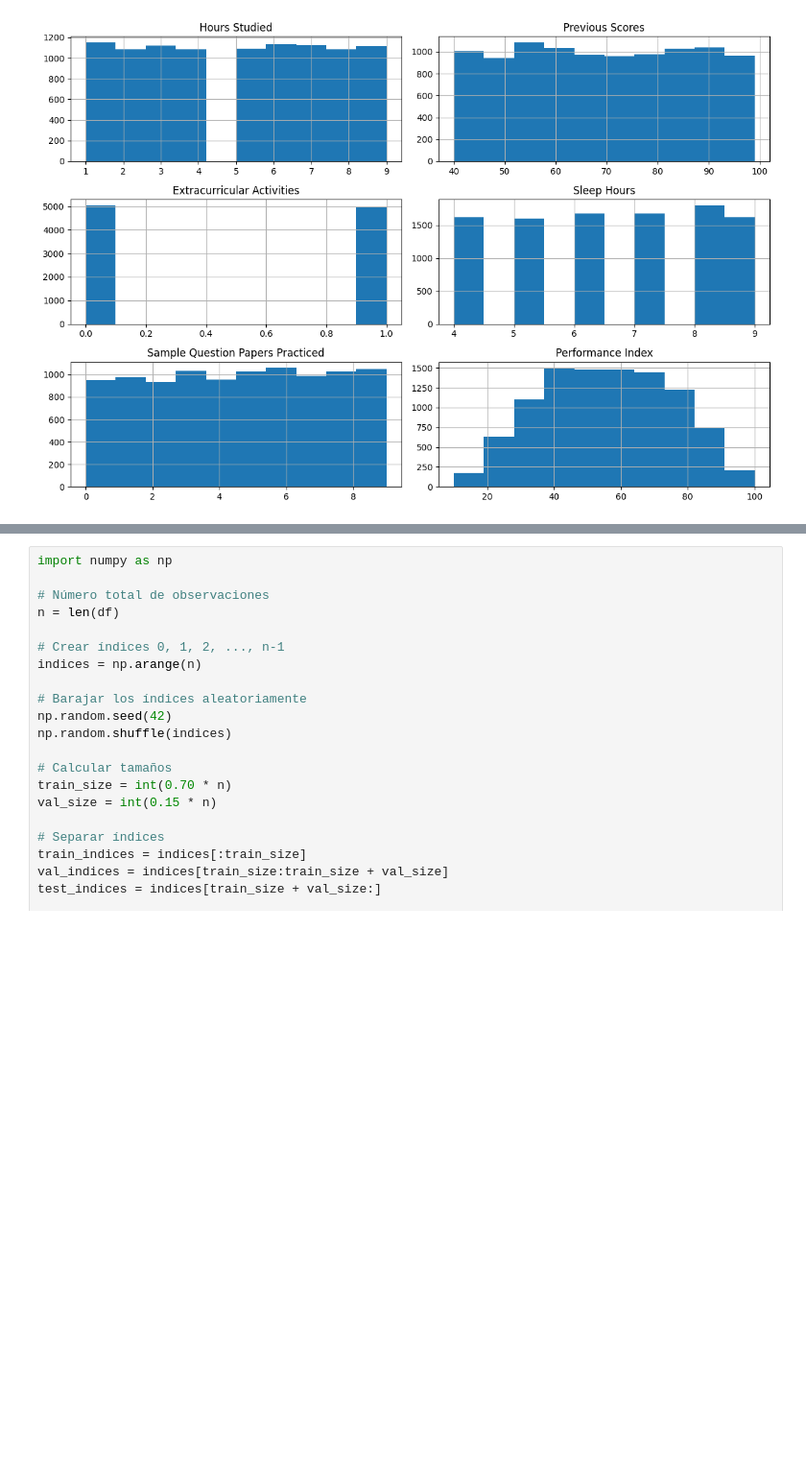
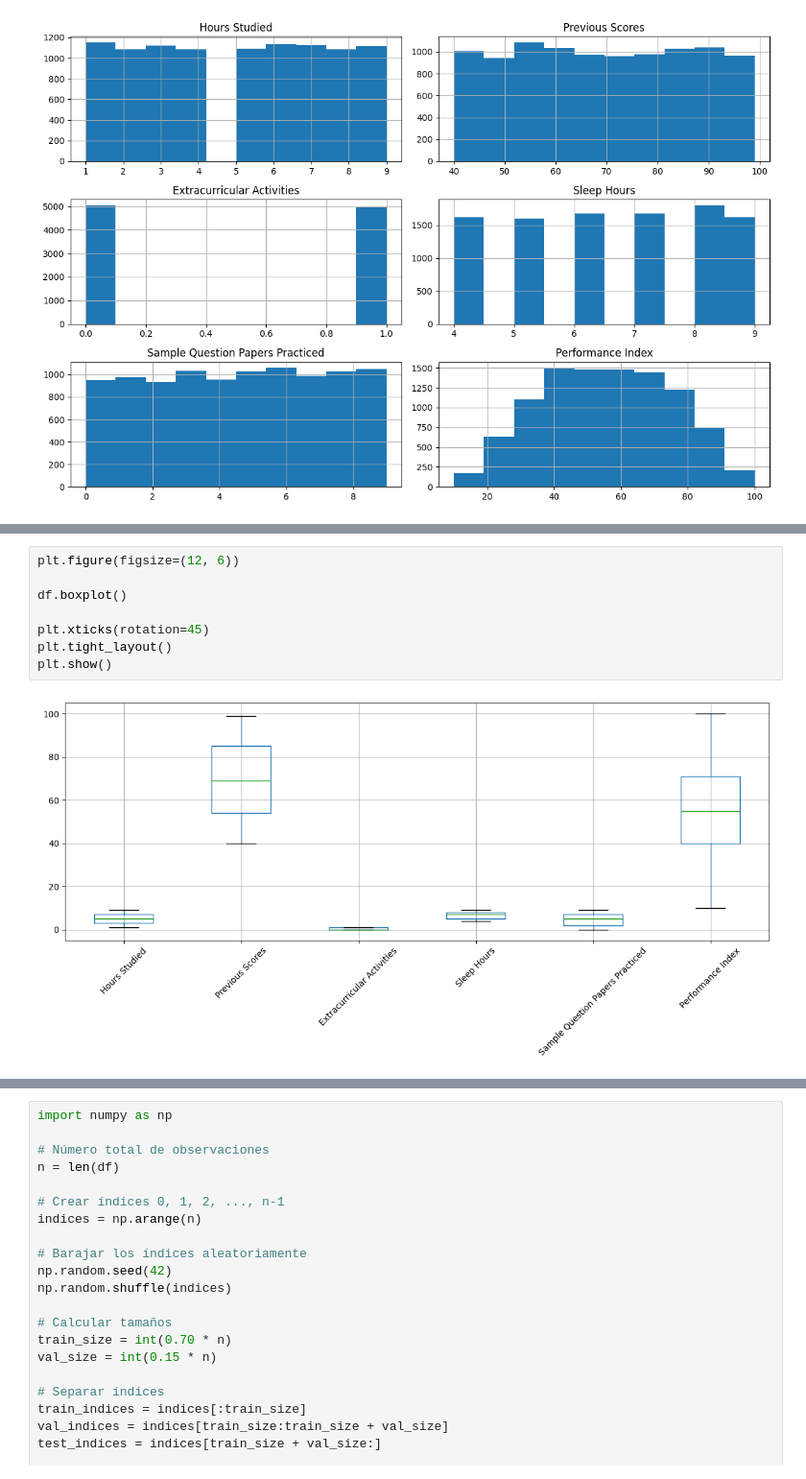
Before and after one commit to danimendez12/Tarea_IA, a Jupyter notebook: Notebook.ipynb, the cells around one changed output, grey strips where cells are left out. Shown at 96% size. Saved outputs shown, nothing was run; the diff lists cells and outputs as text; blank space fills up the shorter version.

```diff
--- a/Notebook.ipynb
+++ b/Notebook.ipynb
@@ -172,0 +193,10 @@ plt.show()
+# %%
+plt.figure(figsize=(12, 6))
+
+df.boxplot()
+
+plt.xticks(rotation=45)
+plt.tight_layout()
+plt.show()
+# %% [output]
+[figure, added]
```
Also changed, not shown: parts of 10 cells of this notebook.
